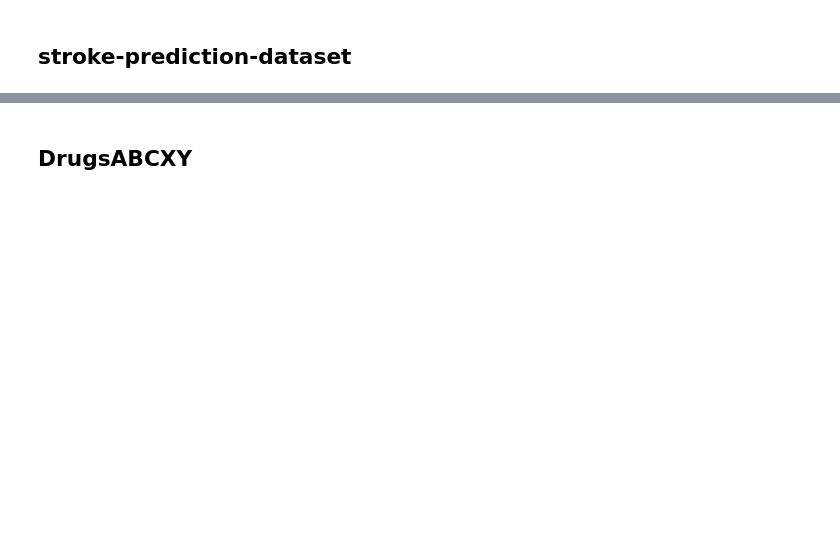
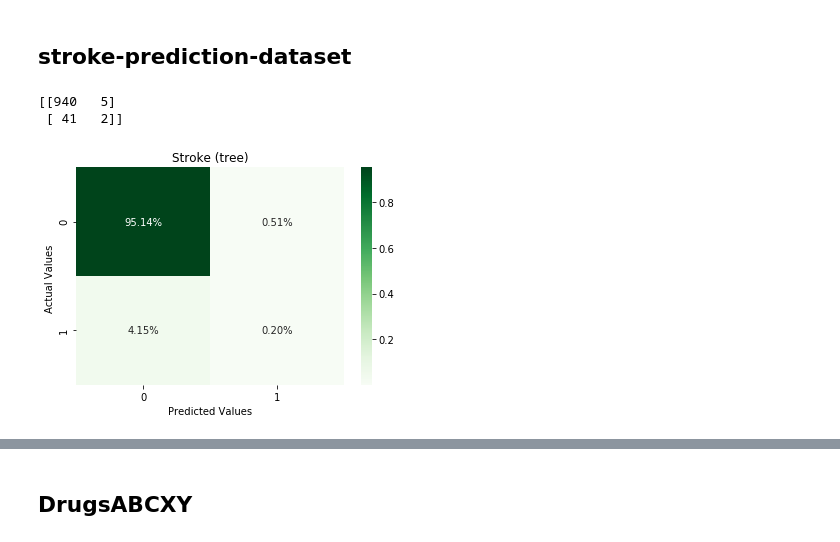
Before and after one commit to kusmierz2021/UMA, a Jupyter notebook: preprepared_solutions.ipynb, the cells around one changed output, grey strips where cells are left out. Drawn from its saved outputs; the diff is of its cells as text; code cells hidden in the pictures; blank space fills up the shorter version.

```diff
--- a/preprepared_solutions.ipynb
+++ b/preprepared_solutions.ipynb
@@ -128,30 +129,34 @@ test_df = df.iloc[train_number_rows:, :]
 # %%
 tree_stroke_prediction_dataset = tree.DecisionTreeClassifier(max_depth = 4)
 tree_stroke_prediction_dataset.fit(train_df, y_train)
 
 # metrics.plot_roc_curve(tree_stroke_prediction_dataset, test_df, y_test)
 predicted = tree_stroke_prediction_dataset.predict(test_df)
 
 proper = y_test
-conf_matrix = confusion_matrix(proper, predicted)
+conf_matrix = metrics.confusion_matrix(proper, predicted)
 
 print(conf_matrix)
 
 
 
 ax = sns.heatmap(conf_matrix/np.sum(conf_matrix), annot=True, fmt='.2%', cmap='Greens')
 
 ax.set_title('Stroke (tree)')
 ax.set_xlabel('Predicted Values')
 ax.set_ylabel('Actual Values ')
 
 ## Ticket labels - List must be in alphabetical order
 labels = ['0', '1']
 ax.xaxis.set_ticklabels(labels)
 ax.yaxis.set_ticklabels(labels)
 
 ## Display the visualization of the Confusion Matrix.
 plt.show()
+# %% [output]
+[[940   5]
+ [ 41   2]]
+[figure, added]
 # %%
 forest_stroke_prediction_dataset = RandomForestClassifier(max_depth=4)
 forest_stroke_prediction_dataset.fit(train_df, y_train)
```
Also changed, not shown: parts of 14 cells of this notebook.
